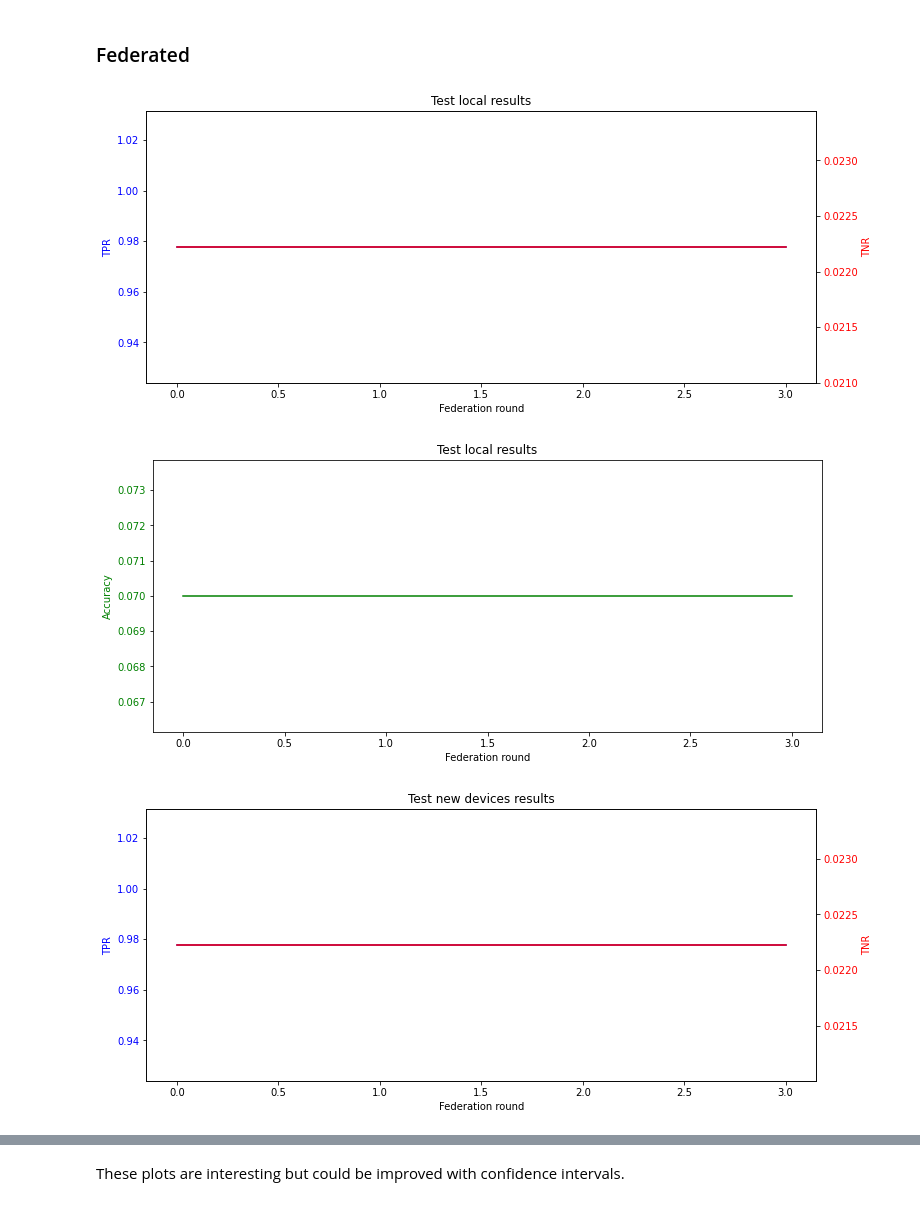
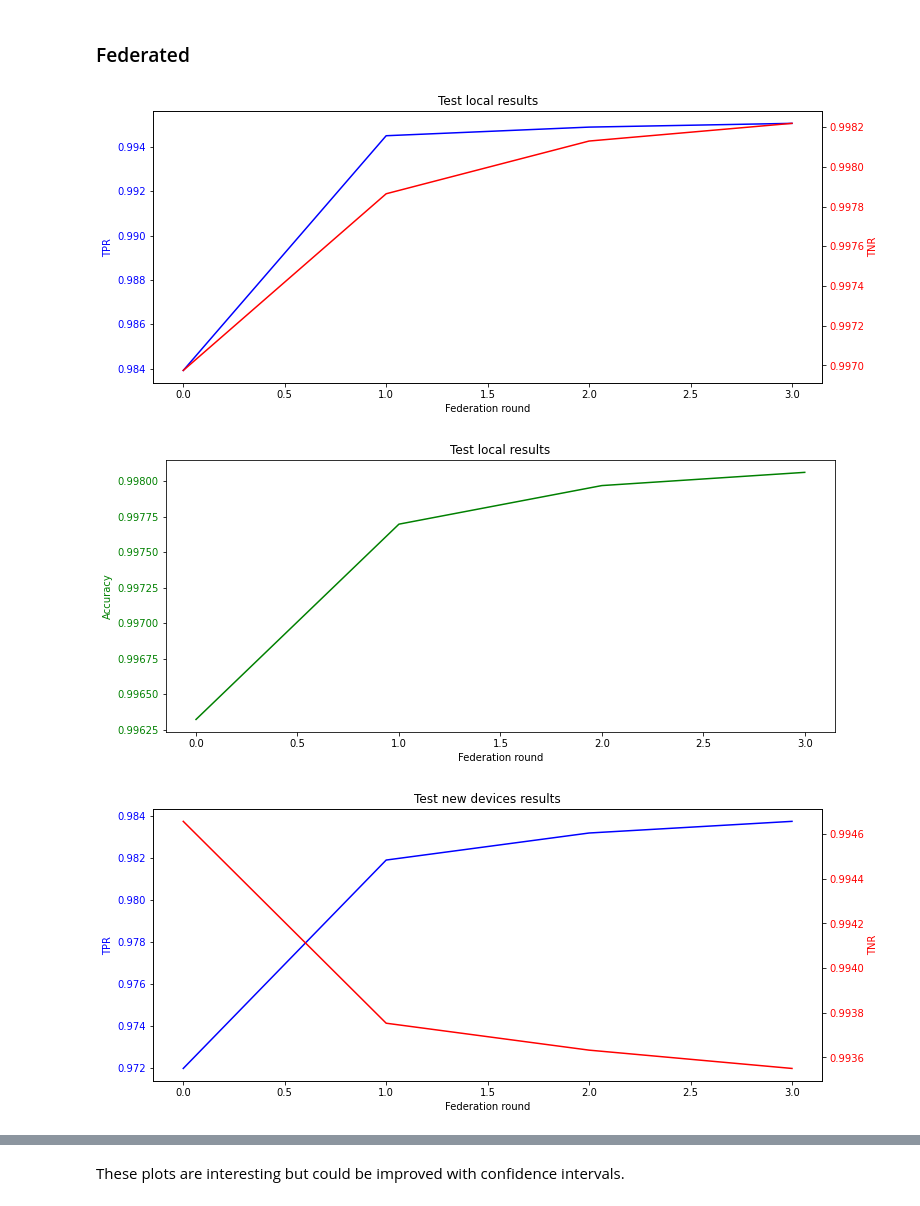
Before and after one commit to ValerianRey/fed_iot_guard, a Jupyter notebook: Test results.ipynb, the cells around one changed output, grey strips where cells are left out. Drawn from its saved outputs; the diff is of its cells as text; code cells hidden in the pictures.

Commit message:
renamed and added some results

```diff
--- a/Test results.ipynb
+++ b/Test results.ipynb
@@ -149,40 +155,40 @@ TNR:            90.85\%
 # %%
 # TODO: rename the x-axis as epoch in fedsgd and make it start at 1 in both cases
 
-path_test = 'test_results/decentralized_classifier_fedsgd/vs -3 mf/'
+path_test = 'test_results/decentralized_classifier_fedsgd/0,95 5rr 64bs tm2-2rs/'
 
 with open(path_test + 'local_results.json') as json_file:
     test_local_results = json.load(json_file)
 
 with open(path_test + 'new_devices_results.json') as json_file:
     test_new_results = json.load(json_file)
 
 local_results_per_round = get_results_per_round(test_local_results)
 plot_federated_tpr_tnr(local_results_per_round, title='Test local results')
 plot_federated_acc(local_results_per_round, title='Test local results')
 
 new_results_per_round = get_results_per_round(test_new_results)
 plot_federated_tpr_tnr(new_results_per_round, title='Test new devices results')
 plot_federated_acc(new_results_per_round, title='Test new devices results')
 
 print('Local result at last round:')
 print_rates_latex(local_results_per_round[-1])
 print()
 
 print('New result at last round:')
 print_rates_latex(new_results_per_round[-1])
 
 try:
     with open(path_test + 'thresholds.json') as json_file:
         all_thresholds = json.load(json_file)
 
     global_thresholds = get_thresholds_federated(all_thresholds)
     plot_global_thresholds(global_thresholds, 'Thresholds', multi_epoch=True, save=True)
 except FileNotFoundError:
     pass
 except e:
     print(e)
 # %% [output]
-[figure, old version]
+[figure, new version]
-[figure, old version]
+[figure, new version]
-[figure, old version]
+[figure, new version]
```
Also changed, not shown: parts of 2 cells of this notebook, 37 other files.
